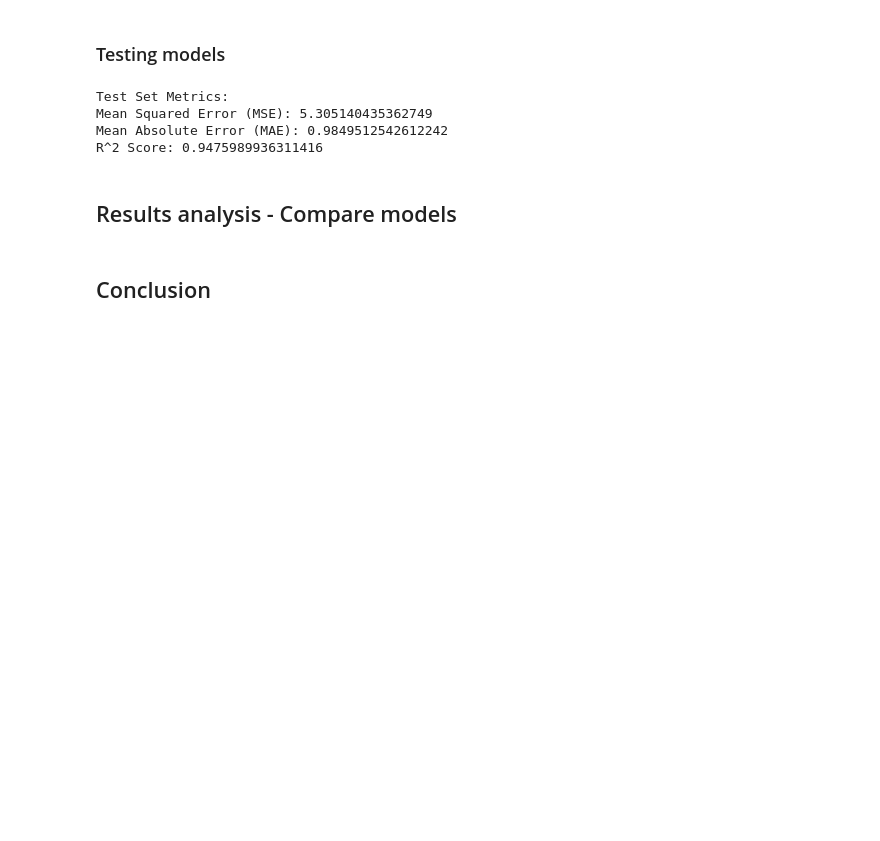
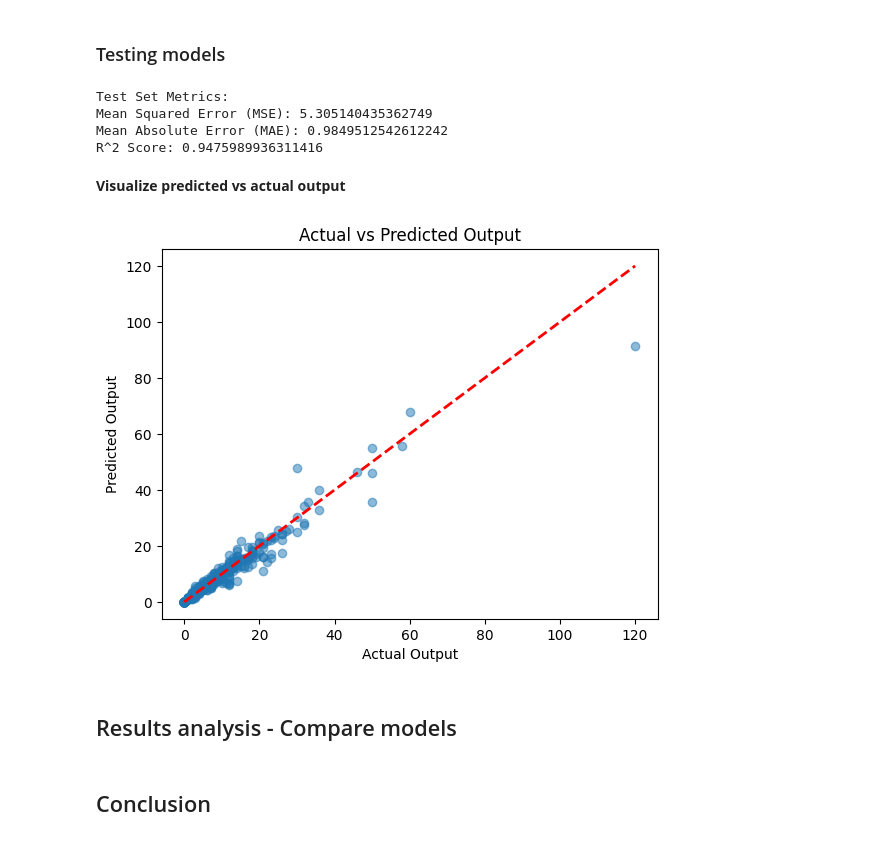
Before and after one commit to hwangdeokThien/CSC14119_IntroDS_final_project, a Jupyter notebook: src/notebooks/4.1-data-modelling.ipynb, the cells around one changed output. Saved outputs shown, nothing was run; the diff lists cells and outputs as text; code cells hidden in the pictures; blank space fills up the shorter version.

Commit message:
[ADD] visualize the output

```diff
--- a/src/notebooks/4.1-data-modelling.ipynb
+++ b/src/notebooks/4.1-data-modelling.ipynb
@@ -140,6 +140,20 @@ Test Set Metrics:
 Mean Squared Error (MSE): 5.305140435362749
 Mean Absolute Error (MAE): 0.9849512542612242
 R^2 Score: 0.9475989936311416
+# %% [markdown]
+**Visualize predicted vs actual output**
+# %%
+plt.scatter(y_rf_test, y_rf_test_pred_random, alpha=0.5)
+plt.title('Actual vs Predicted Output')
+plt.xlabel('Actual Output')
+plt.ylabel('Predicted Output')
+
+x_line = np.linspace(min(y_rf_test), max(y_rf_test), 100)
+plt.plot(x_line, x_line, color='red', linestyle='--', linewidth=2)
+
+plt.show()
+# %% [output]
+[figure, added]
 # %% [markdown]
 ## Results analysis - Compare models
 # %%
```
